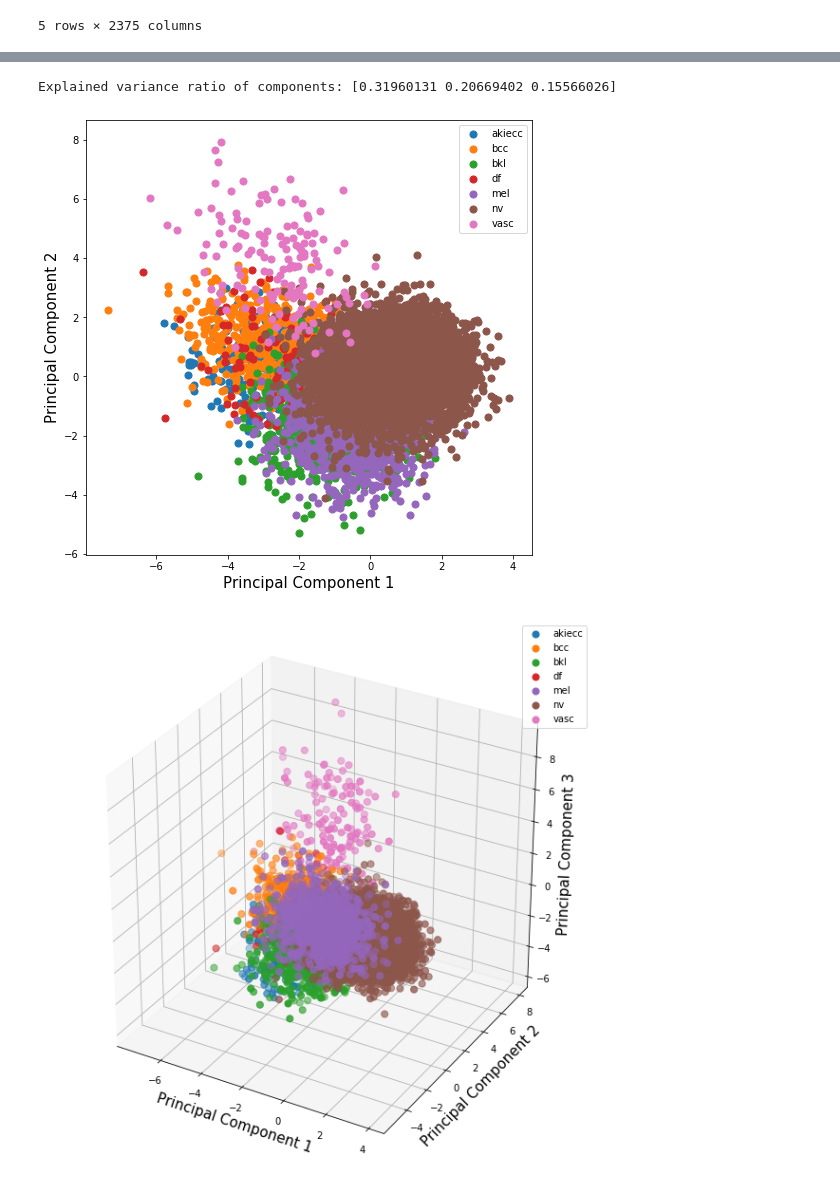
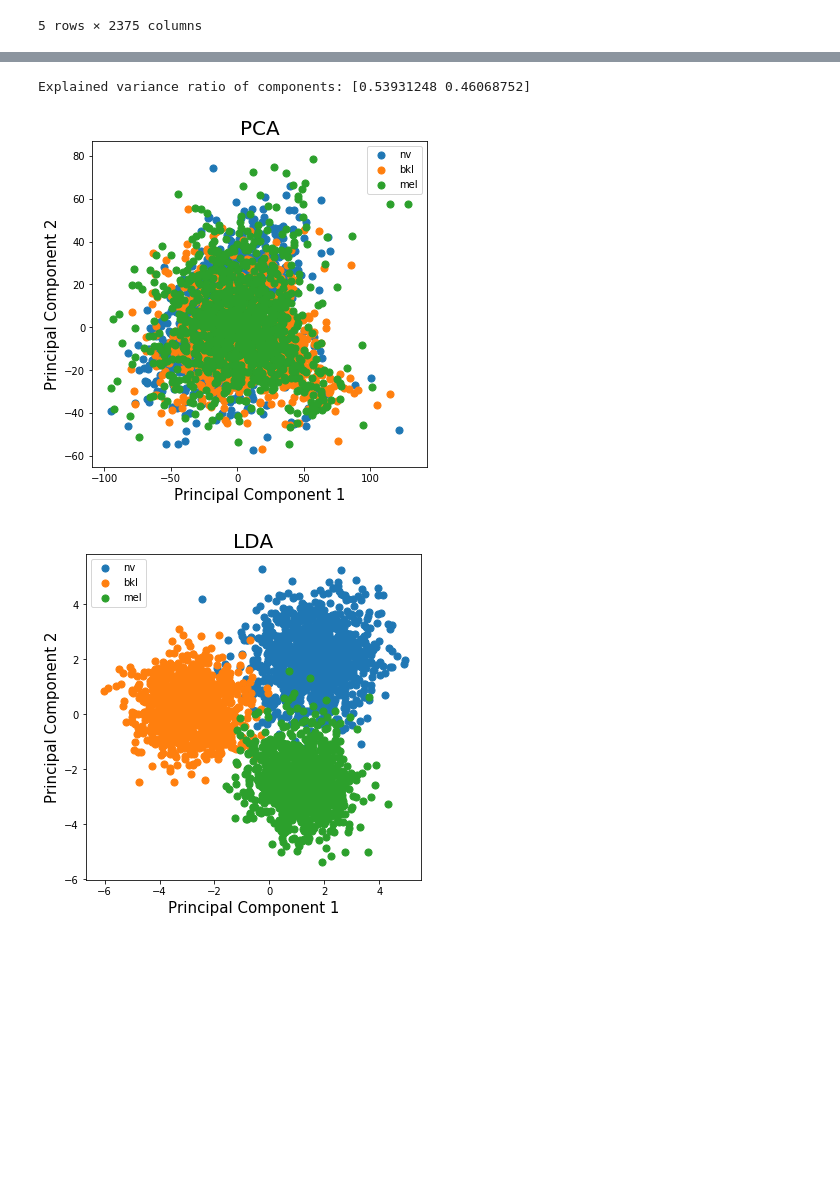
Before and after one commit to SamuelStentz/SkinCancerAnalysis, a Jupyter notebook: Analysis/analysis_Medha.ipynb, the cells around one changed output, grey strips where cells are left out. Saved outputs shown, nothing was run; the diff lists cells and outputs as text; code cells hidden in the pictures; blank space fills up the shorter version.

```diff
--- a/Analysis/analysis_Medha.ipynb
+++ b/Analysis/analysis_Medha.ipynb
@@ -173,18 +266,21 @@ Explained variance ratio of components: [0.34918535 0.19008367 0.1250629 ]
 # %%
-#LDA
-
-lda = LDA(n_components=3)
-lda.fit(x, y)
-principalComponents = lda.fit_transform(x,y)
+#LDA with 3 classes
+lda = LDA(n_components=2)
+lda.fit(x_all, y_all)
+principalComponents_LDA = lda.fit_transform(x_all,y_all)
 
 print('Explained variance ratio of components: %s'
       % str(lda.explained_variance_ratio_))
-
-# plot results of PCA
-plot_2d(principalComponents,y)
-
-plot_3d(principalComponents,y)
 # %% [output]
-Explained variance ratio of components: [0.31960131 0.20669402 0.15566026]
+Explained variance ratio of components: [0.53931248 0.46068752]
-[figure, removed]
-[figure, removed]
+# %%
+# plot PCA and LDA clusters for three classes
+plot1 = plot_2d(principalComponents_PCA,y_all,'PCA')
+
+plot1.savefig('../Figures/PCA.png')
+
+plot2 = plot_2d(principalComponents_LDA,y_all,'LDA')
+plot2.savefig('../Figures/LDA.png')
+# %% [output]
+[figure, added]
+[figure, added]
```
Also changed, not shown: parts of 9 cells of this notebook.
